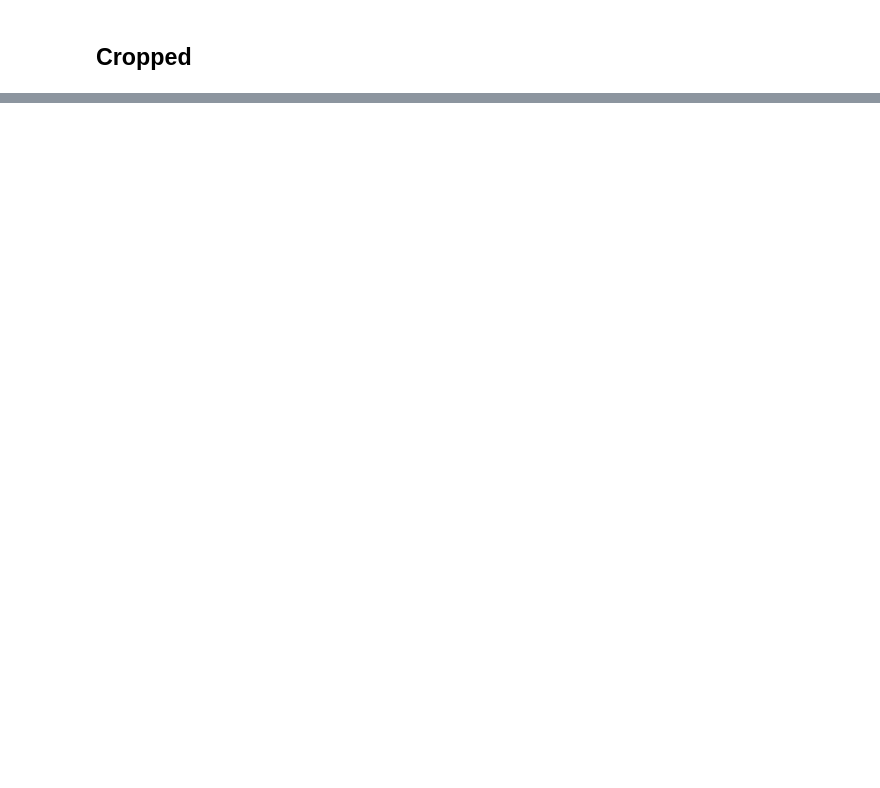
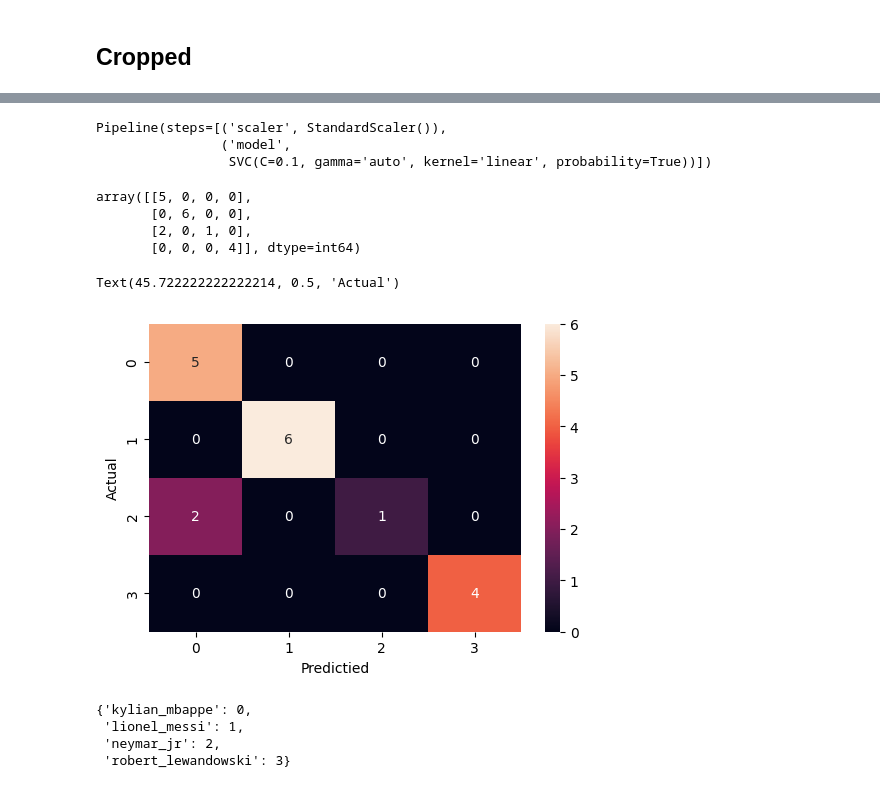
Before and after one commit to KumudithaSilva/Football_Players_Face_Detector, a Jupyter notebook: football_person_classifier.ipynb, the cells around one changed output, grey strips where cells are left out. Saved outputs shown, nothing was run; the diff lists cells and outputs as text; code cells hidden in the pictures; blank space fills up the shorter version.

Commit message:
Validate the model

```diff
--- a/football_person_classifier.ipynb
+++ b/football_person_classifier.ipynb
@@ -158,0 +312,5 @@ Not valid
+# %%
+X_train, X_val, y_train, y_val = train_test_split(X, y, test_size=0.2, random_state=42, shuffle=True)
+# %%
+# Initialize Stratified-KFold cross-validation
+skf_cv = StratifiedKFold(n_splits=4, shuffle=True, random_state=0)
@@ -158,0 +395,31 @@ Not valid
+# %%
+best_model
+# %% [output]
+Pipeline(steps=[('scaler', StandardScaler()),
+                ('model',
+                 SVC(C=0.1, gamma='auto', kernel='linear', probability=True))])
+# %%
+best_model_predict = best_model.predict(X_val)
+# %%
+cm = confusion_matrix(y_val, best_model_predict)
+cm
+# %% [output]
+array([[5, 0, 0, 0],
+       [0, 6, 0, 0],
+       [2, 0, 1, 0],
+       [0, 0, 0, 4]], dtype=int64)
+# %%
+plt.figure(figsize=(6,4))
+sn.heatmap(cm, annot=True)
+plt.xlabel('Predictied')
+plt.ylabel('Actual')
+# %% [output]
+Text(45.722222222222214, 0.5, 'Actual')
+[figure, added]
+# %%
+class_dictionary
+# %% [output]
+{'kylian_mbappe': 0,
+ 'lionel_messi': 1,
+ 'neymar_jr': 2,
+ 'robert_lewandowski': 3}
```
Also changed, not shown: parts of 36 cells of this notebook.
